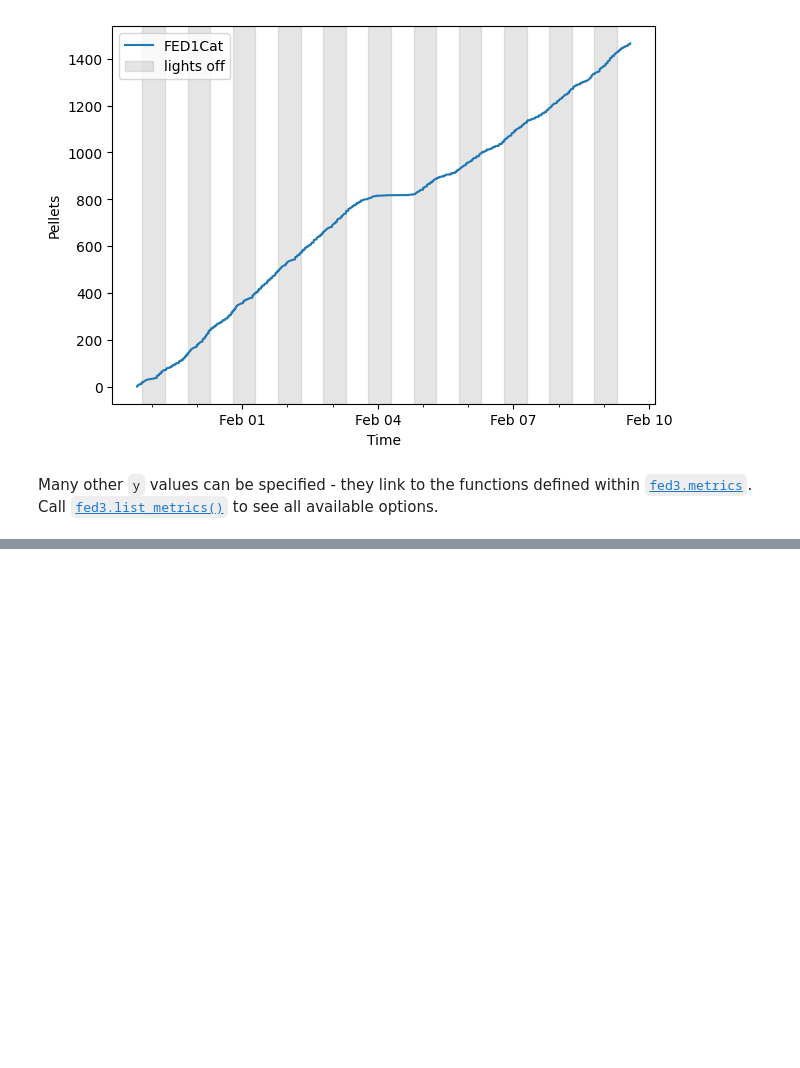
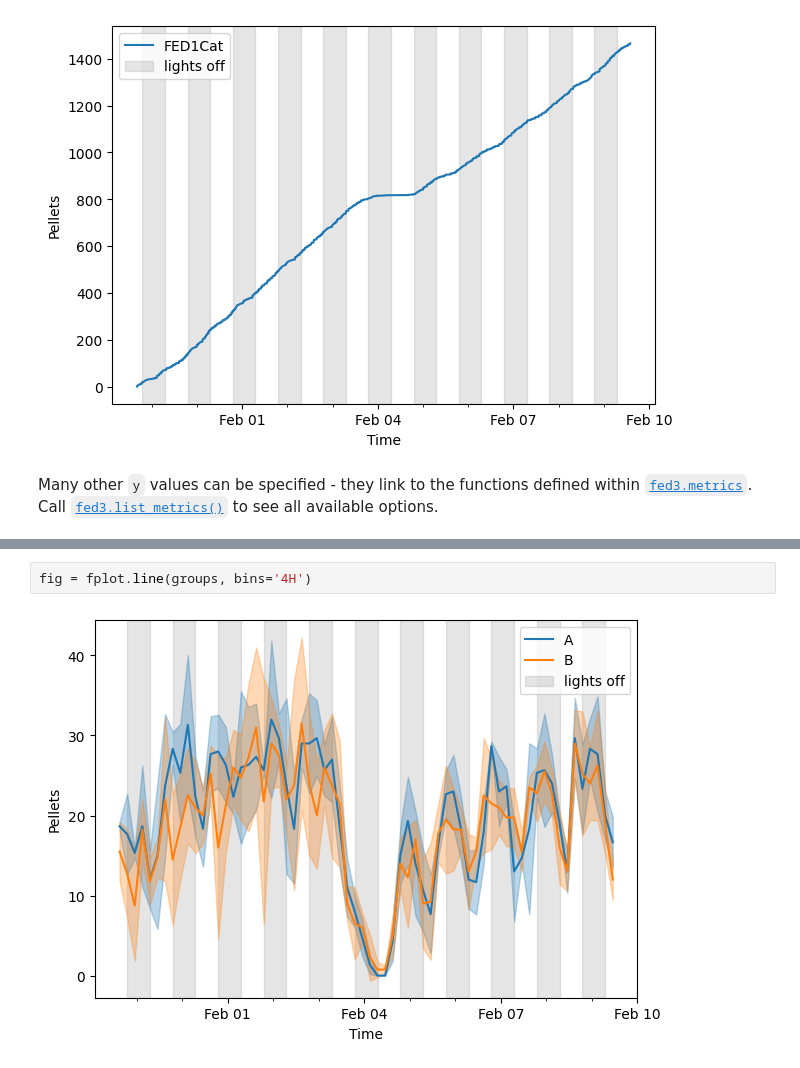
Before and after one commit to earnestt1234/fed3, a Jupyter notebook: docs/plots_getting_started.ipynb, the cells around one changed output, grey strips where cells are left out. Saved outputs shown, nothing was run; the diff lists cells and outputs as text; blank space fills up the shorter version.

```diff
--- a/docs/plots_getting_started.ipynb
+++ b/docs/plots_getting_started.ipynb
@@ -50,0 +70,4 @@ fig = fplot.line(feds=fedlist, y='pellets')
+# %%
+fig = fplot.line(groups, bins='4H')
+# %% [output]
+[figure, added]
```
Also changed, not shown: parts of 7 cells of this notebook.
